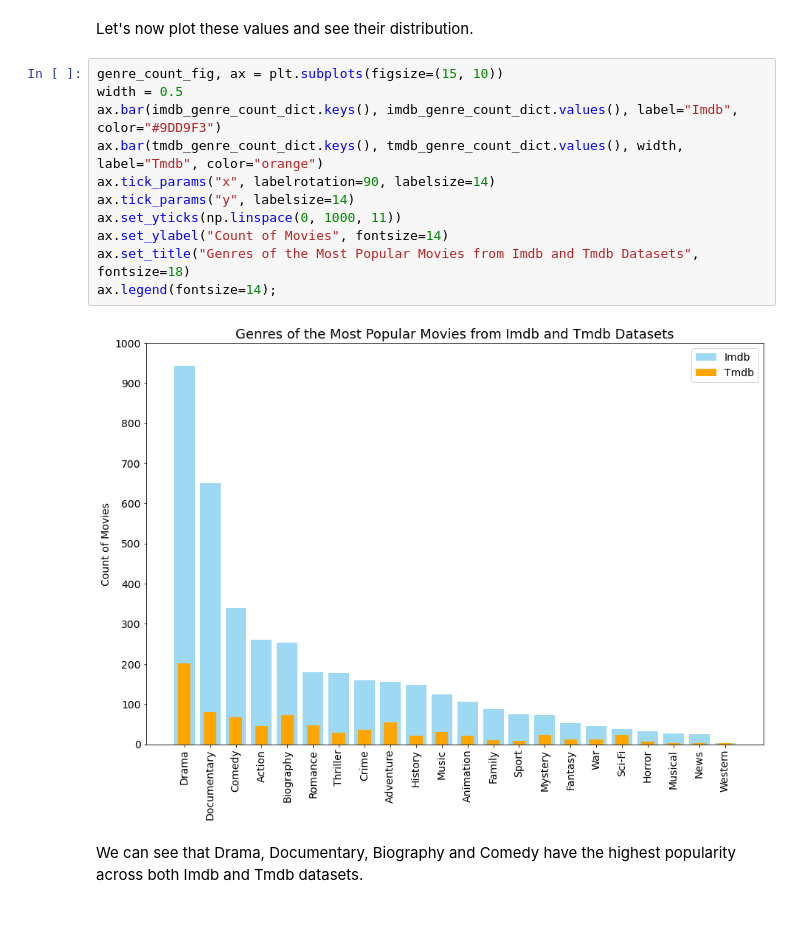
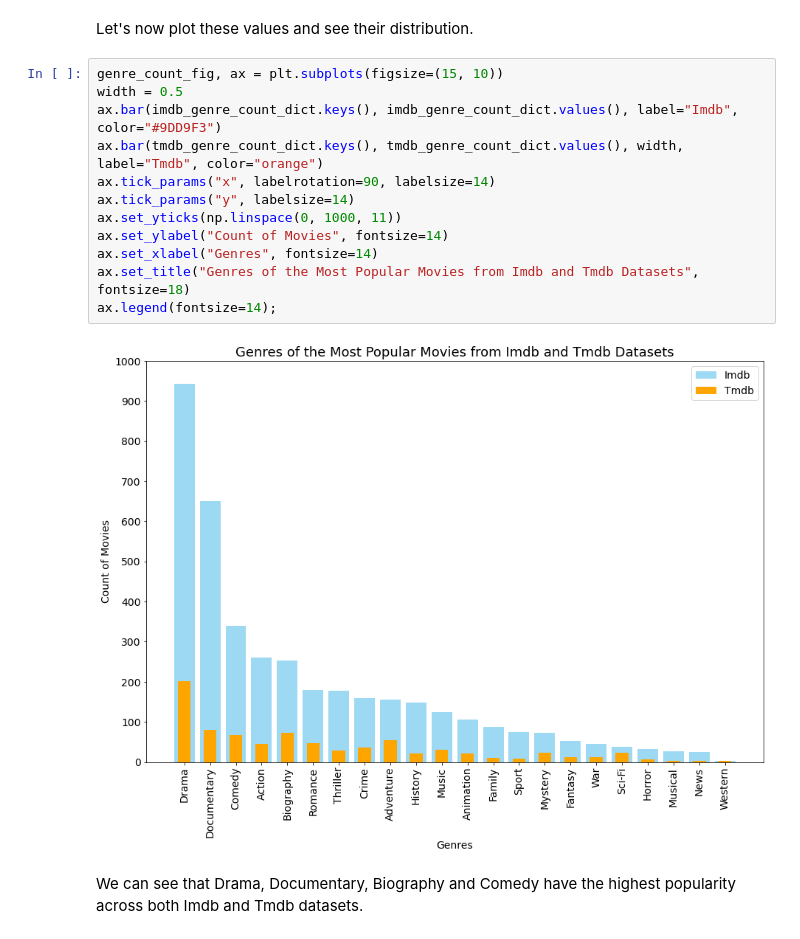
Before and after one commit to Collin9726/box-office-films-analysis, a Jupyter notebook: index.ipynb, the cells around one changed output. Drawn from its saved outputs; the diff is of its cells as text.

```diff
--- a/index.ipynb
+++ b/index.ipynb
@@ -648,16 +648,17 @@ Let's now plot these values and see their distribution.
 # %%
 genre_count_fig, ax = plt.subplots(figsize=(15, 10))
 width = 0.5
 ax.bar(imdb_genre_count_dict.keys(), imdb_genre_count_dict.values(), label="Imdb", color="#9DD9F3")
 ax.bar(tmdb_genre_count_dict.keys(), tmdb_genre_count_dict.values(), width, label="Tmdb", color="orange")
 ax.tick_params("x", labelrotation=90, labelsize=14)
 ax.tick_params("y", labelsize=14)
 ax.set_yticks(np.linspace(0, 1000, 11))
 ax.set_ylabel("Count of Movies", fontsize=14)
+ax.set_xlabel("Genres", fontsize=14)
 ax.set_title("Genres of the Most Popular Movies from Imdb and Tmdb Datasets", fontsize=18)
 ax.legend(fontsize=14);
 # %% [output]
-[figure, old version]
+[figure, new version]
 # %% [markdown]
 We can see that Drama, Documentary, Biography and Comedy have the highest popularity across both Imdb and Tmdb datasets.
 # %% [markdown]
```
Also changed, not shown: parts of 6 cells of this notebook.
